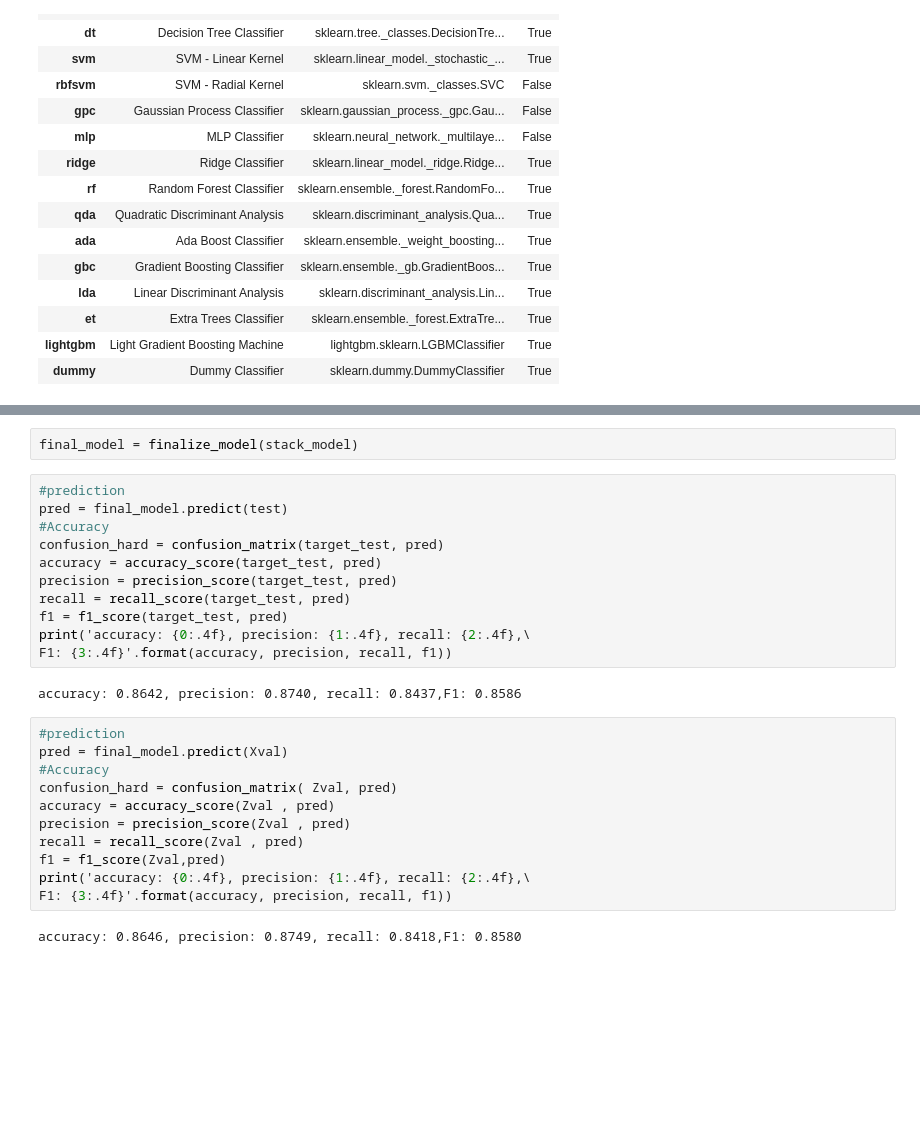
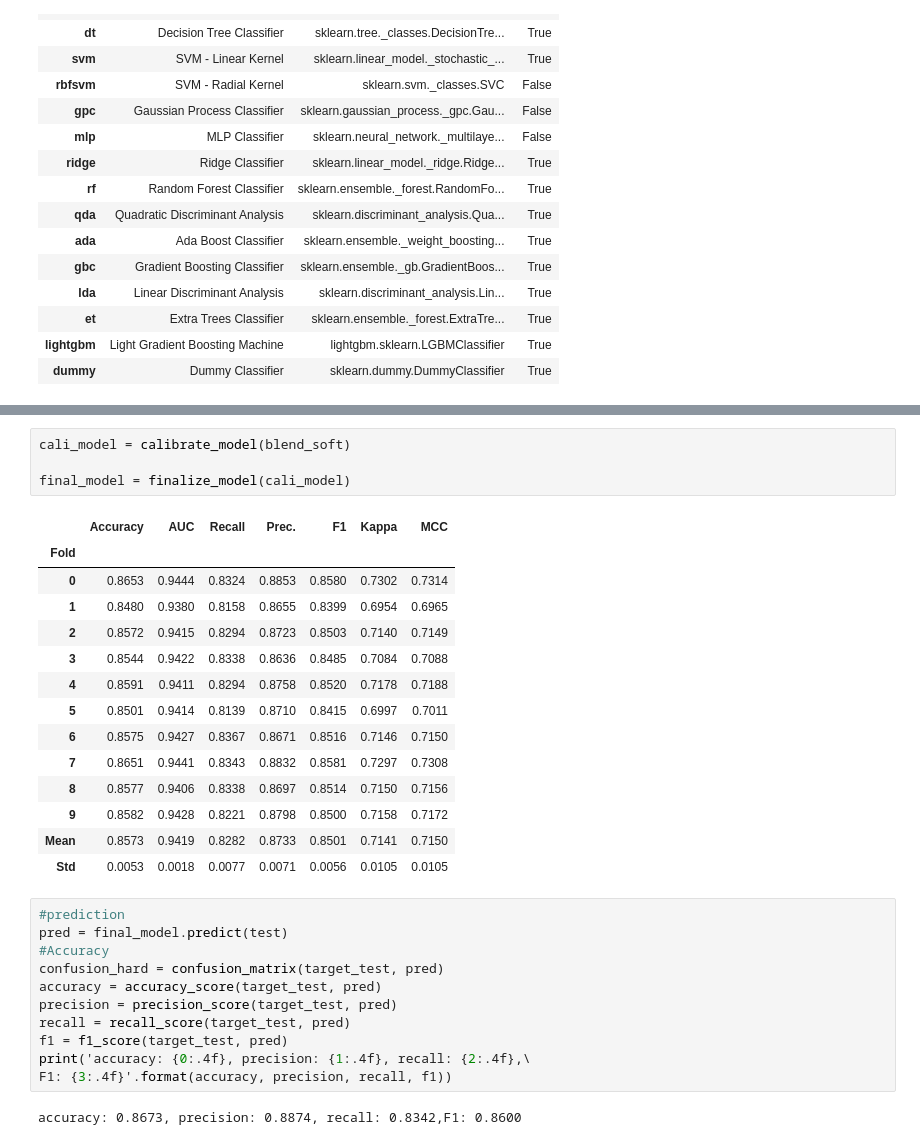
Before and after one commit to AdrielHansM/da-research, a Jupyter notebook: Cardiovascular.ipynb, the cells around one changed output, grey strips where cells are left out. Saved outputs shown, nothing was run; the diff lists cells and outputs as text; blank space fills up the shorter version.

```diff
--- a/Cardiovascular.ipynb
+++ b/Cardiovascular.ipynb
@@ -568,5 +395,22 @@ accuracy: 0.8681, precision: 0.8799, recall: 0.8454,F1: 0.8623
 # %%
-final_model = finalize_model(stack_model)
+cali_model = calibrate_model(blend_soft)
+
+final_model = finalize_model(cali_model)
+# %% [output]
+|  | Accuracy | AUC | Recall | Prec. | F1 | Kappa | MCC |
+| Fold |  |  |  |  |  |  |  |
+| 0 | 0.8653 | 0.9444 | 0.8324 | 0.8853 | 0.8580 | 0.7302 | 0.7314 |
+| 1 | 0.8480 | 0.9380 | 0.8158 | 0.8655 | 0.8399 | 0.6954 | 0.6965 |
+| 2 | 0.8572 | 0.9415 | 0.8294 | 0.8723 | 0.8503 | 0.7140 | 0.7149 |
+| 3 | 0.8544 | 0.9422 | 0.8338 | 0.8636 | 0.8485 | 0.7084 | 0.7088 |
+| 4 | 0.8591 | 0.9411 | 0.8294 | 0.8758 | 0.8520 | 0.7178 | 0.7188 |
+| 5 | 0.8501 | 0.9414 | 0.8139 | 0.8710 | 0.8415 | 0.6997 | 0.7011 |
+| 6 | 0.8575 | 0.9427 | 0.8367 | 0.8671 | 0.8516 | 0.7146 | 0.7150 |
+| 7 | 0.8651 | 0.9441 | 0.8343 | 0.8832 | 0.8581 | 0.7297 | 0.7308 |
+| 8 | 0.8577 | 0.9406 | 0.8338 | 0.8697 | 0.8514 | 0.7150 | 0.7156 |
+| 9 | 0.8582 | 0.9428 | 0.8221 | 0.8798 | 0.8500 | 0.7158 | 0.7172 |
+| Mean | 0.8573 | 0.9419 | 0.8282 | 0.8733 | 0.8501 | 0.7141 | 0.7150 |
+| Std | 0.0053 | 0.0018 | 0.0077 | 0.0071 | 0.0056 | 0.0105 | 0.0105 |
 # %%
 #prediction
 pred = final_model.predict(test)
@@ -579,20 +423,7 @@ f1 = f1_score(target_test, pred)
 print('accuracy: {0:.4f}, precision: {1:.4f}, recall: {2:.4f},\
 F1: {3:.4f}'.format(accuracy, precision, recall, f1))
 # %% [output]
-accuracy: 0.8642, precision: 0.8740, recall: 0.8437,F1: 0.8586
+accuracy: 0.8673, precision: 0.8874, recall: 0.8342,F1: 0.8600
-# %%
-#prediction
-pred = final_model.predict(Xval)
-#Accuracy
-confusion_hard = confusion_matrix( Zval, pred)
-accuracy = accuracy_score(Zval , pred)
-precision = precision_score(Zval , pred)
-recall = recall_score(Zval , pred)
-f1 = f1_score(Zval,pred)
-print('accuracy: {0:.4f}, precision: {1:.4f}, recall: {2:.4f},\
-F1: {3:.4f}'.format(accuracy, precision, recall, f1))
-# %% [output]
-accuracy: 0.8646, precision: 0.8749, recall: 0.8418,F1: 0.8580
 # %%
 plt.figure(figsize=(8, 6))
 ax = sns.heatmap(confusion_hard, cmap = 'YlGnBu',annot = True, fmt='d')
```
Also changed, not shown: parts of 29 cells of this notebook, 3 other files.
